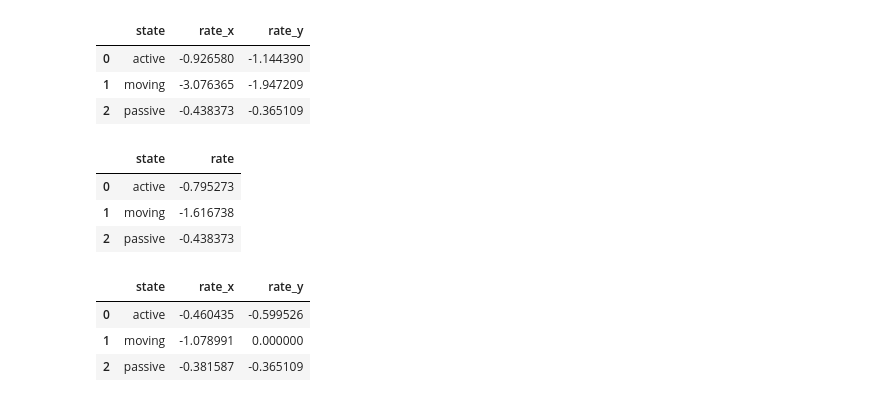
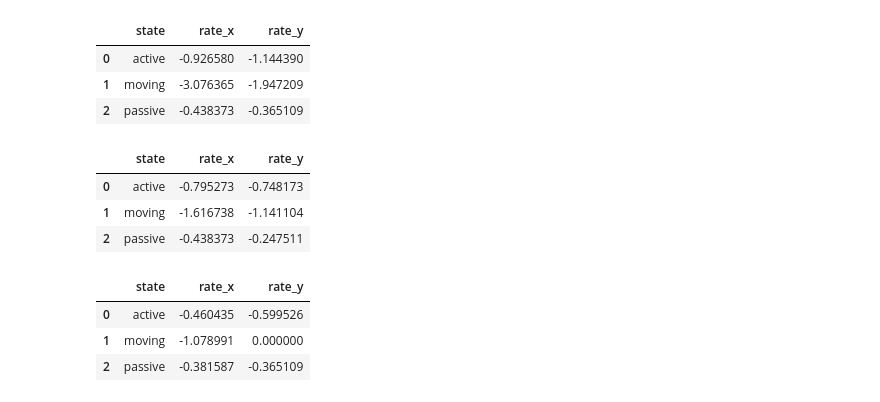
Before and after one commit to yw374cornell/data-collection-eval, a Jupyter notebook: analysis_dec_2015/exploration/combine values.ipynb, the cells around one changed output. Saved outputs shown, nothing was run; the diff lists cells and outputs as text; code cells hidden in the pictures.

```diff
--- a/analysis_dec_2015/exploration/combine values.ipynb
+++ b/analysis_dec_2015/exploration/combine values.ipynb
@@ -109,4 +111,23 @@ mafs_regime_map["ios.3"] = "geo100m-ma5m"
 mafs_regime_map["android.1"] = "nd"
 mafs_regime_map["android.2"] = "ma2s"
 mafs_regime_map["android.3"] = "geo100m-ma2s"
+# %%
+mass_drain_df_map = {}
+mass_drain_df_map["ios.1"] = pd.read_csv("../../results_dec_2015/ucb.sdb.ios.1/power_logs/nd_manual_1449558060.log")
+mass_drain_df_map["ios.2"] = pd.read_csv("../../results_dec_2015/ucb.sdb.ios.2/power_logs/ma100m_manual_1449558060.log")
+mass_drain_df_map["ios.3"] = pd.read_csv("../../results_dec_2015/ucb.sdb.ios.3/power_logs/geo100m-ma100m_manual_1449558060.log")
+
+mass_drain_df_map["android.1"] = pd.read_csv("../../results_dec_2015/ucb.sdb.android.1/power_logs/nd_manual_1449558060.log")
+mass_drain_df_map["android.2"] = pd.read_csv("../../results_dec_2015/ucb.sdb.android.2/power_logs/ma30s_manual_1449558060.log")
+mass_drain_df_map["android.3"] = pd.read_csv("../../results_dec_2015/ucb.sdb.android.3/power_logs/geo100m-ma30s_manual_1449558060.log")
+
+mass_regime_map = {}
+
+mass_regime_map["ios.1"] = "nd"
+mass_regime_map["ios.2"] = "ma100m"
+mass_regime_map["ios.3"] = "geo100m-ma100m"
+
+mass_regime_map["android.1"] = "nd"
+mass_regime_map["android.2"] = "ma30s"
+mass_regime_map["android.3"] = "geo100m-ma30s"
 # %%
@@ -116,6 +137,7 @@ for drain_df in accuracy_drain_df_map.values() + hafs_drain_df_map.values() + ma
 accuracy_ground_truth_df = pd.read_csv("../../ground_truth/trip_to_berkeley.friday.2015-12-04/states.summary")
 hafs_ground_truth_df = pd.read_csv("../../ground_truth/compare_hafs.2015-12-04-05/states.summary")
 mafs_ground_truth_df = pd.read_csv("../../ground_truth/compare_mafs.2015-12-06-07/states.summary")
+mass_ground_truth_df = pd.read_csv("../../ground_truth/compare_mass.2015-12-06-08/states.summary")
 # %%
 def get_state_diff_df_map(drain_df_map, ground_truth_df, regime_map):
     state_diff_df_map = {}
@@ -150,3 +172,5 @@ displaying 2, android.3 (geo100m-ma2s)
 displaying 3, ios.1 (nd)
 displaying 4, ios.2 (ma5m)
 displaying 5, ios.3 (geo100m-ma5m)
+# %%
+mass_state_df_map = get_state_diff_df_map(mass_drain_df_map, mass_ground_truth_df, mass_regime_map)
@@ -168,6 +199,7 @@ def get_state_mean_df_map(state_df_map, regime_map):
 accuracy_mean_df_map = get_state_mean_df_map(accuracy_state_df_map, accuracy_regime_map)
 hafs_mean_df_map = get_state_mean_df_map(hafs_state_df_map, hafs_regime_map)
 mafs_mean_df_map = get_state_mean_df_map(mafs_state_df_map, mafs_regime_map)
+mass_mean_df_map = get_state_mean_df_map(mass_state_df_map, mass_regime_map)
 # %% [output]
 displaying 0, android.1 (ha2s)
 displaying 1, android.2 (ma2s)
@@ -205,12 +236,12 @@ accuracy_mean_df_map['android.2'].mean().merge(mafs_mean_df_map['android.2'].mea
 | 2 | passive | -0.438373 | -0.365109 |
 # %%
 # nomass
-accuracy_mean_df_map['android.3'].mean()
+accuracy_mean_df_map['android.3'].mean().merge(mass_mean_df_map['android.2'].mean(), on="state")
 # %% [output]
-|  | state | rate |
-| 0 | active | -0.795273 |
-| 1 | moving | -1.616738 |
-| 2 | passive | -0.438373 |
+|  | state | rate_x | rate_y |
+| 0 | active | -0.795273 | -0.748173 |
+| 1 | moving | -1.616738 | -1.141104 |
+| 2 | passive | -0.438373 | -0.247511 |
 # %%
 # nd
 hafs_mean_df_map['android.1'].mean().merge(mafs_mean_df_map['android.1'].mean(), on="state")
```
Also changed, not shown: parts of 10 cells of this notebook, 5 other files.
